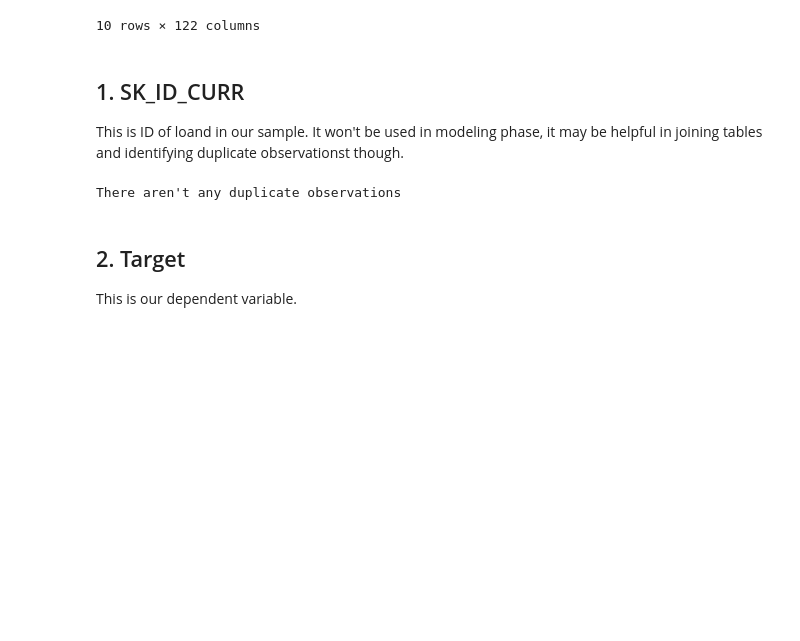
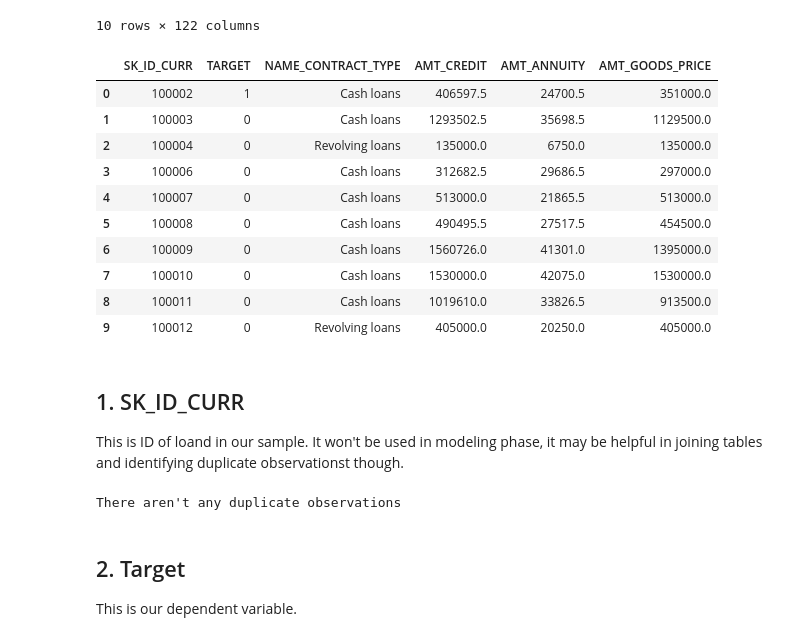
Before and after one commit to alek-ds/home-credit-default-risk-ak, a Jupyter notebook: notebooks/app_univariate_bivariate_loan.ipynb, the cells around one changed output. Saved outputs shown, nothing was run; the diff lists cells and outputs as text; code cells hidden in the pictures; blank space fills up the shorter version.

```diff
--- a/notebooks/app_univariate_bivariate_loan.ipynb
+++ b/notebooks/app_univariate_bivariate_loan.ipynb
@@ -47,6 +52,21 @@ Shape of app_df: (307511, 122)
 | 8 | 100011 | 0 | Cash loans | F | N | Y | 0 | ... |
 | 9 | 100012 | 0 | Revolving loans | M | N | Y | 0 | ... |
 10 rows × 122 columns
+# %%
+loan_cols = ['SK_ID_CURR','TARGET', 'NAME_CONTRACT_TYPE','AMT_CREDIT','AMT_ANNUITY','AMT_GOODS_PRICE']
+app_df[loan_cols].head(10)
+# %% [output]
+|  | SK_ID_CURR | TARGET | NAME_CONTRACT_TYPE | AMT_CREDIT | AMT_ANNUITY | AMT_GOODS_PRICE |
+| 0 | 100002 | 1 | Cash loans | 406597.5 | 24700.5 | 351000.0 |
+| 1 | 100003 | 0 | Cash loans | 1293502.5 | 35698.5 | 1129500.0 |
+| 2 | 100004 | 0 | Revolving loans | 135000.0 | 6750.0 | 135000.0 |
+| 3 | 100006 | 0 | Cash loans | 312682.5 | 29686.5 | 297000.0 |
+| 4 | 100007 | 0 | Cash loans | 513000.0 | 21865.5 | 513000.0 |
+| 5 | 100008 | 0 | Cash loans | 490495.5 | 27517.5 | 454500.0 |
+| 6 | 100009 | 0 | Cash loans | 1560726.0 | 41301.0 | 1395000.0 |
+| 7 | 100010 | 0 | Cash loans | 1530000.0 | 42075.0 | 1530000.0 |
+| 8 | 100011 | 0 | Cash loans | 1019610.0 | 33826.5 | 913500.0 |
+| 9 | 100012 | 0 | Revolving loans | 405000.0 | 20250.0 | 405000.0 |
 # %% [markdown]
 ## 1. SK_ID_CURR
 This is ID of loand in our sample. It won't be used in modeling phase, it may be helpful in joining tables and identifying duplicate observationst though.
```
Also changed, not shown: parts of 19 cells of this notebook.
